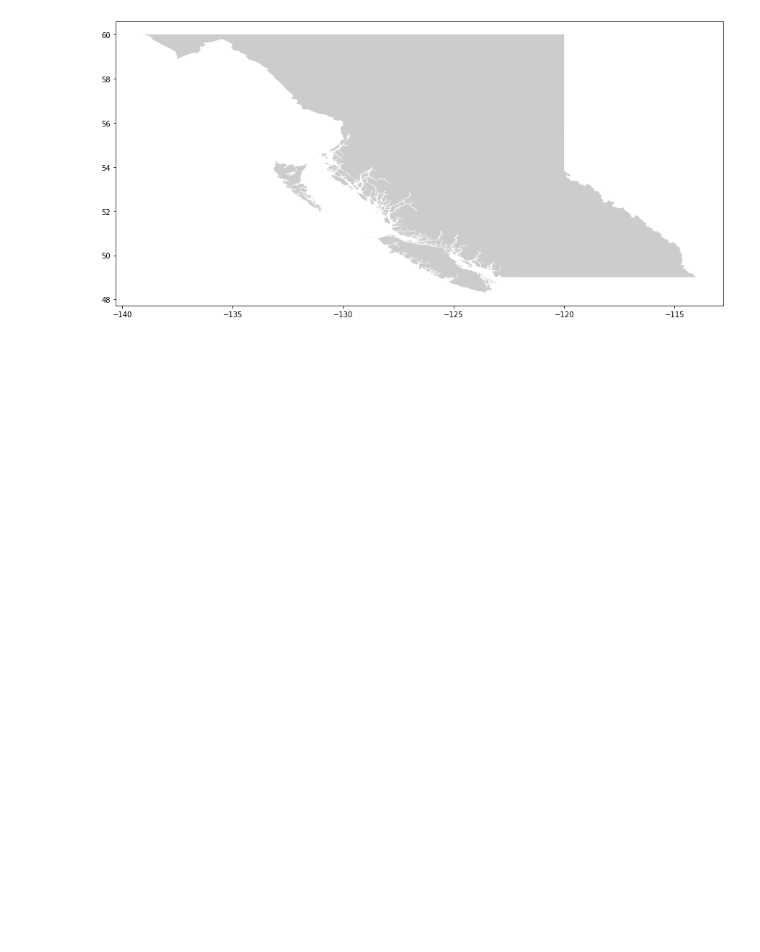
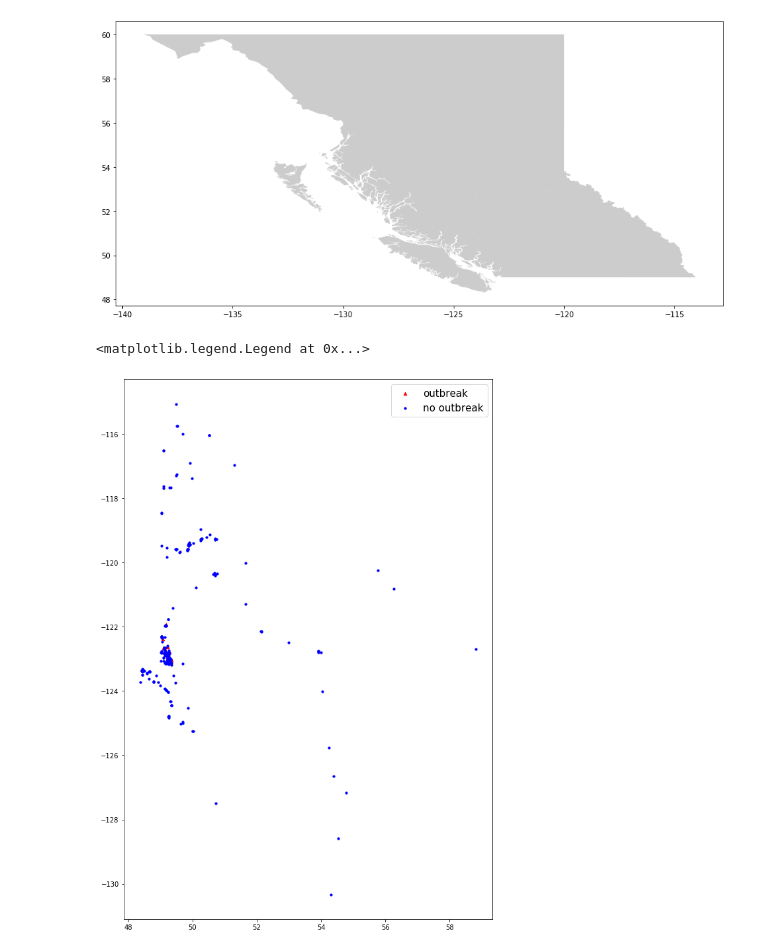
Before and after one commit to nganlyle/wrangle_covid, a Jupyter notebook: wrangling/BC-LTC-ODHF-Merge.ipynb, the cells around one changed output. Cells and saved outputs as stored; diff of their text form; code cells hidden in the pictures; blank space fills up the shorter version.

```diff
--- a/wrangling/BC-LTC-ODHF-Merge.ipynb
+++ b/wrangling/BC-LTC-ODHF-Merge.ipynb
@@ -599,3 +749,15 @@ street_map.plot(ax = ax, alpha = 0.4, color = 'grey')
 # %% [output]
 <matplotlib.axes._subplots.AxesSubplot at 0x...>
 [figure]
+# %%
+fig,ax = plt.subplots(figsize = (15,15))
+geo_df[geo_df['outbreak_status'] == 'yes'].plot(ax = ax, markersize = 20,
+                                               color = 'red', marker = '^',
+                                               label = "outbreak")
+geo_df[geo_df['outbreak_status'] == 'no'].plot(ax = ax, markersize = 10,
+                                               color = 'blue', marker = 'o',
+                                               label = "no outbreak")
+plt.legend(prop={'size' : 15})
+# %% [output]
+<matplotlib.legend.Legend at 0x...>
+[figure, added]
```
Also changed, not shown: parts of 27 cells of this notebook, 6 other files.
